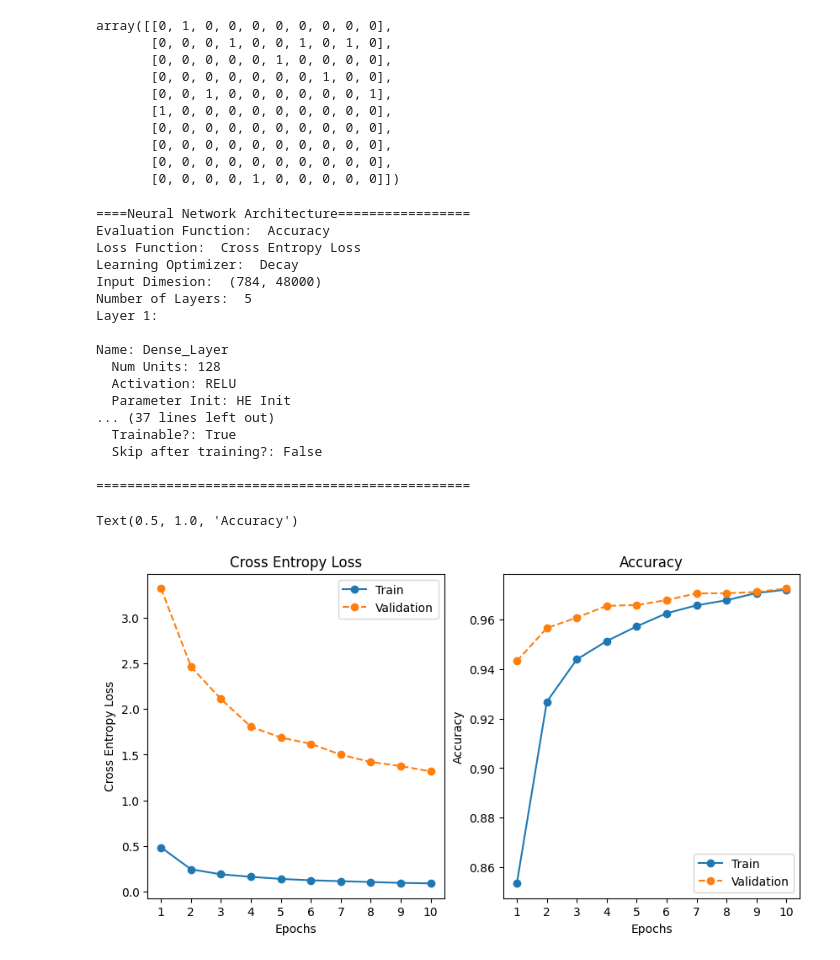
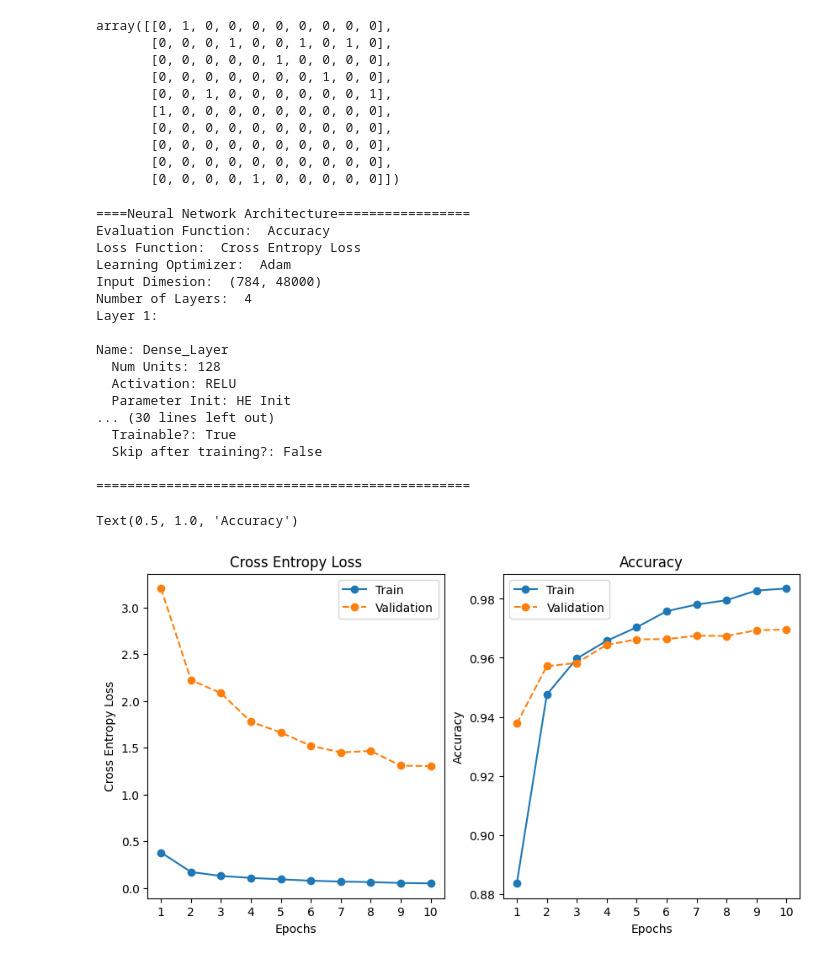
Before and after one commit to Hawlll/Hancoded_MLAlgos, a Jupyter notebook: NeuralNetwork.ipynb, the cells around one changed output. Drawn from its saved outputs; the diff is of its cells as text; code cells hidden in the pictures.

Commit message:
Implemented RMSProp, Adam, Momemtum, and AdaGrad.

```diff
--- a/NeuralNetwork.ipynb
+++ b/NeuralNetwork.ipynb
@@ -520,34 +710,37 @@ mse_eval = EvaluationFunction(mean_squared_error, deriv_mean_squared_error, "Mea
 cross_eval = EvaluationFunction(cross_entropy_loss, deriv_cross_entropy_loss_with_softmax, "Cross Entropy Loss")
 acc_eval = EvaluationFunction(accuracy, None, 'Accuracy')
 
-decay_opt = DecayLearningOptimizer(start_lr=0.1, decay=0.95)
+decay_opt = DecayLearningOptimizer(lr=0.1, decay=0.95)
+mom_opt = MomentumLearningOptimizer(lr=0.1, p=0.9)
+adagrad_opt = AdaGradLearningOptimizer(lr=0.1)
+rmsprop_opt = RMSPropLearningOptimizer(lr=0.1, beta=0.9)
+adam_opt = AdamLearningOptimizer(lr=0.1, beta1=0.9, beta2=0.999)
 
-he_init = InitStrategy(he_init, name="HE Init")
-xe_init = InitStrategy(xe_init, name="XE Init")
+he_init_strat = InitStrategy(he_init, name="HE Init")
+xe_init_strat = InitStrategy(xe_init, name="XE Init")
 
-bnorm_init = InitStrategy(bnorm_init, name="BNORM Init")
+bnorm_init_strat = InitStrategy(bnorm_init, name="BNORM Init")
 
 simple_sequence = [
-    DenseLayer(128, activation_func=relu_actv, init_strat=he_init),
-    BatchNormalization(init_strat=bnorm_init),
-    DenseLayer(64, activation_func=relu_actv, init_strat=he_init),
-    DropoutLayer(0.3, scale=True),
-    DenseLayer(10, activation_func=soft_actv, is_output=True, init_strat=he_init),
+    DenseLayer(128, activation_func=relu_actv, init_strat=he_init_strat),
+    DenseLayer(64, activation_func=relu_actv, init_strat=he_init_strat),
+    BatchNormalization(init_strat=bnorm_init_strat),
+    DenseLayer(10, activation_func=soft_actv, is_output=True, init_strat=he_init_strat),
 ]
 
 complex_sequence = [
-    DenseLayer(784, activation_func=relu_actv, init_strat=he_init),
-    DenseLayer(512, activation_func=relu_actv, init_strat=he_init),
-    BatchNormalization(init_strat=bnorm_init),
-    DenseLayer(256, activation_func=relu_actv, init_strat=he_init),
-    DenseLayer(128, activation_func=relu_actv, init_strat=he_init),
-    BatchNormalization(init_strat=bnorm_init),
-    DenseLayer(64, activation_func=relu_actv, init_strat=he_init),
+    DenseLayer(784, activation_func=relu_actv, init_strat=he_init_strat),
+    DenseLayer(512, activation_func=relu_actv, init_strat=he_init_strat),
+    BatchNormalization(init_strat=bnorm_init_strat),
+    DenseLayer(256, activation_func=relu_actv, init_strat=he_init_strat),
+    DenseLayer(128, activation_func=relu_actv, init_strat=he_init_strat),
+    BatchNormalization(init_strat=bnorm_init_strat),
+    DenseLayer(64, activation_func=relu_actv, init_strat=he_init_strat),
     DropoutLayer(0.3, scale=True),
-    DenseLayer(10, activation_func=soft_actv, is_output=True, init_strat=he_init),
+    DenseLayer(10, activation_func=soft_actv, is_output=True, init_strat=he_init_strat),
 ]
 
-nn = NeuralNetwork(simple_sequence, eval_func=acc_eval, loss_func=cross_eval, input_dim=x_train.shape, opt=decay_opt)
+nn = NeuralNetwork(simple_sequence, eval_func=acc_eval, loss_func=cross_eval, input_dim=x_train.shape, opt=adam_opt)
 nn.get_architecture()
 
 
@@ -567,37 +760,37 @@ plt.plot(epochs, val_losses, label="Validation", marker="o", linestyle='--')
 plt.xticks(epochs)
 plt.legend()
 plt.xlabel("Epochs")
 plt.ylabel(nn.loss_func.name)
 plt.title(nn.loss_func.name)
 
 fig.add_subplot(1, 2, 2)
 plt.plot(epochs, train_accs, label='Train', marker='o')
 plt.plot(epochs, val_accs, label='Validation', marker='o', linestyle='--')
 plt.xticks(epochs)
 plt.legend()
 plt.xlabel('Epochs')
 plt.ylabel(nn.eval_func.name)
 plt.title(nn.eval_func.name)
 # %% [output]
 ====Neural Network Architecture=================
 Evaluation Function:  Accuracy
 Loss Function:  Cross Entropy Loss
-Learning Optimizer:  Decay
+Learning Optimizer:  Adam
 Input Dimesion:  (784, 48000)
-Number of Layers:  5
+Number of Layers:  4
 Layer 1:
 
 Name: Dense_Layer
   Num Units: 128
   Activation: RELU
   Parameter Init: HE Init
-... (37 lines left out)
+... (30 lines left out)
   Trainable?: True
   Skip after training?: False
 
 ================================================
 Text(0.5, 1.0, 'Accuracy')
-[figure, old version]
+[figure, new version]
 # %%
 dead_relu_prop = []
 
```
Also changed, not shown: parts of 7 cells of this notebook.
